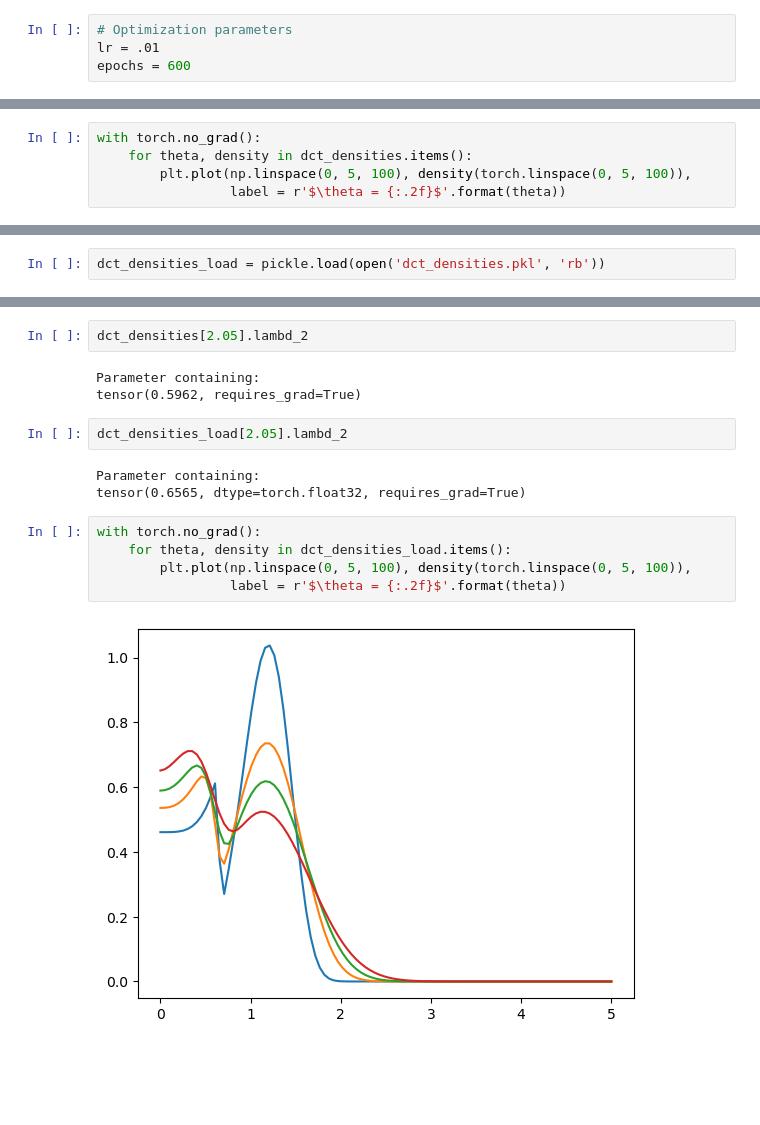
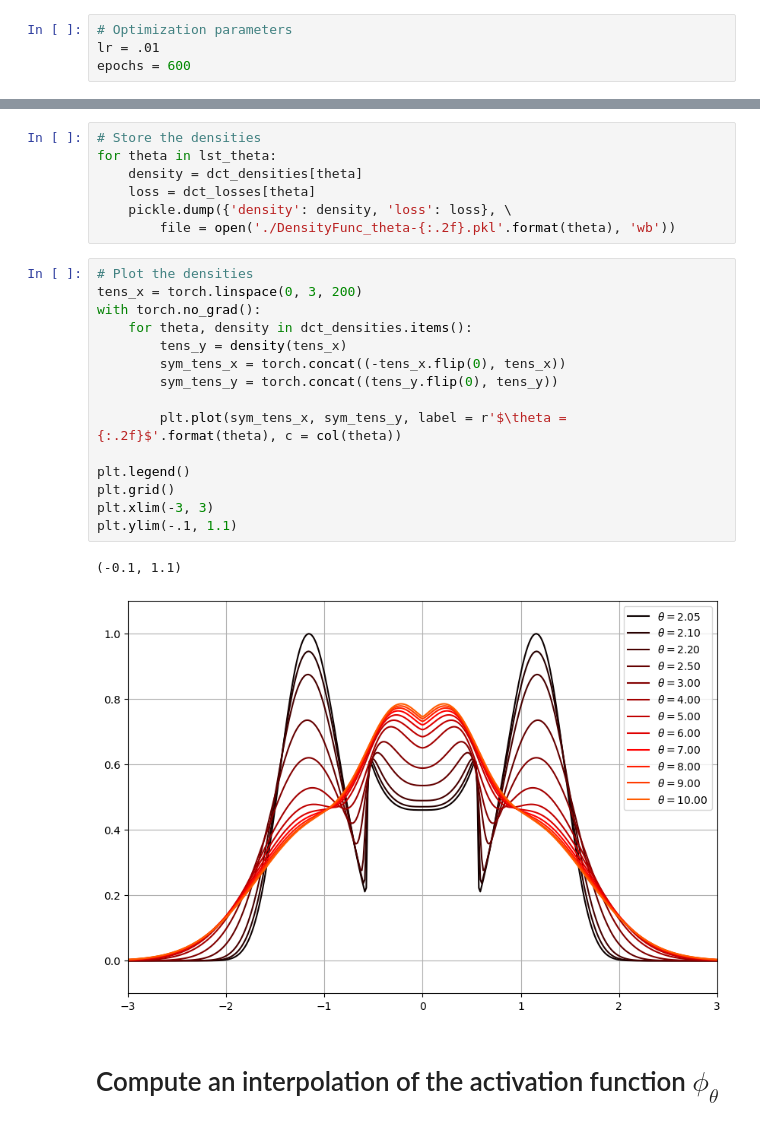
Before and after one commit to p-wol/gaussian-preact, a Jupyter notebook: Example01_prototype.ipynb, the cells around one changed output, grey strips where cells are left out. Cells and saved outputs as stored; diff of their text form; blank space fills up the shorter version.

```diff
--- a/Example01_prototype.ipynb
+++ b/Example01_prototype.ipynb
@@ -162,5 +80,0 @@ for theta in lst_theta:
-# %%
-with torch.no_grad():
-    for theta, density in dct_densities.items():
-        plt.plot(np.linspace(0, 5, 100), density(torch.linspace(0, 5, 100)),
-                 label = r'$\theta = {:.2f}$'.format(theta))
@@ -171,2 +80,0 @@ pickle.dump(dct_densities, open('dct_densities.pkl', 'wb'))
-# %%
-dct_densities_load = pickle.load(open('dct_densities.pkl', 'rb'))
@@ -179,17 +81,27 @@ with torch.no_grad():
-# %%
-dct_densities[2.05].lambd_2
-# %% [output]
-Parameter containing:
-tensor(0.5962, requires_grad=True)
-# %%
-dct_densities_load[2.05].lambd_2
-# %% [output]
-Parameter containing:
-tensor(0.6565, dtype=torch.float32, requires_grad=True)
-# %%
-with torch.no_grad():
-    for theta, density in dct_densities_load.items():
-        plt.plot(np.linspace(0, 5, 100), density(torch.linspace(0, 5, 100)),
-                 label = r'$\theta = {:.2f}$'.format(theta))
-# %% [output]
-[figure, removed]
+# %%
+# Store the densities
+for theta in lst_theta:
+    density = dct_densities[theta]
+    loss = dct_losses[theta]
+    pickle.dump({'density': density, 'loss': loss}, \
+        file = open('./DensityFunc_theta-{:.2f}.pkl'.format(theta), 'wb'))
+# %%
+# Plot the densities
+tens_x = torch.linspace(0, 3, 200)
+with torch.no_grad():
+    for theta, density in dct_densities.items():
+        tens_y = density(tens_x)
+        sym_tens_x = torch.concat((-tens_x.flip(0), tens_x))
+        sym_tens_y = torch.concat((tens_y.flip(0), tens_y))
+
+        plt.plot(sym_tens_x, sym_tens_y, label = r'$\theta = {:.2f}$'.format(theta), c = col(theta))
+
+plt.legend()
+plt.grid()
+plt.xlim(-3, 3)
+plt.ylim(-.1, 1.1)
+# %% [output]
+(-0.1, 1.1)
+[figure, added]
+# %% [markdown]
+# Compute an interpolation of the activation function $\phi_{\theta}$
```
Also changed, not shown: parts of 32 cells of this notebook, 4 other files.
